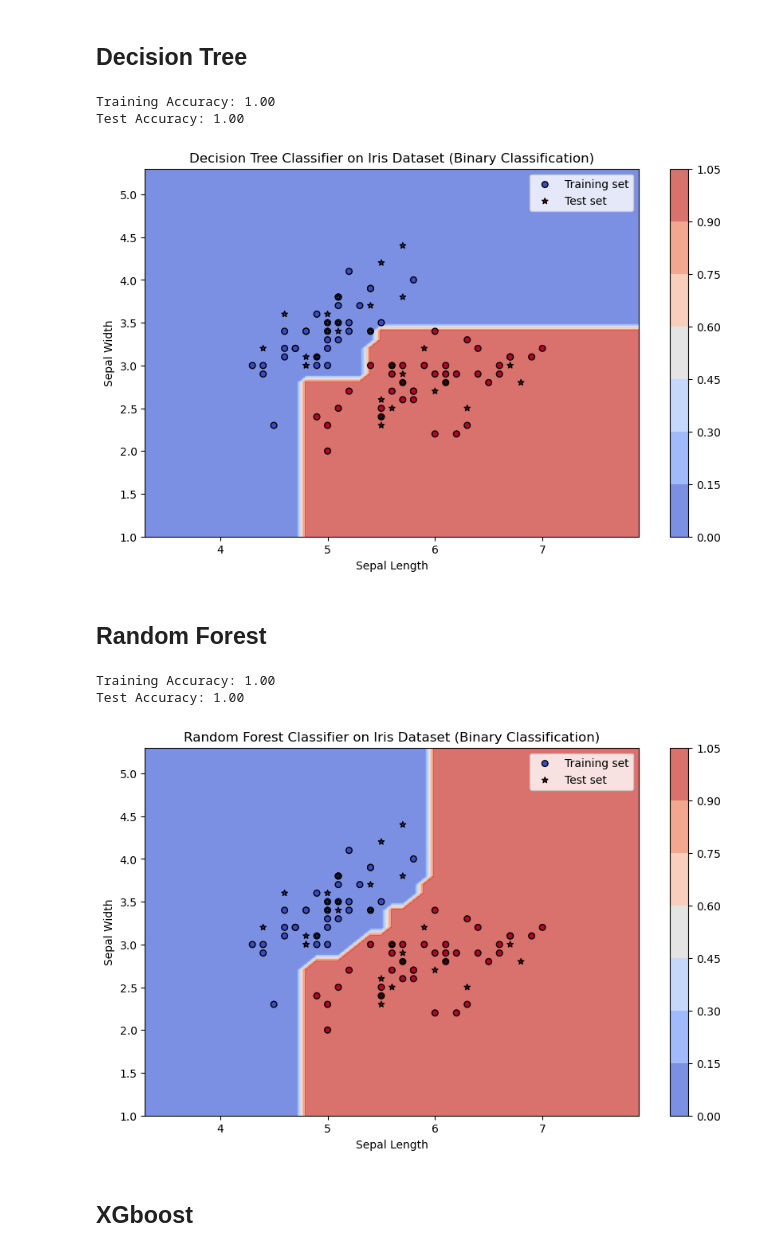
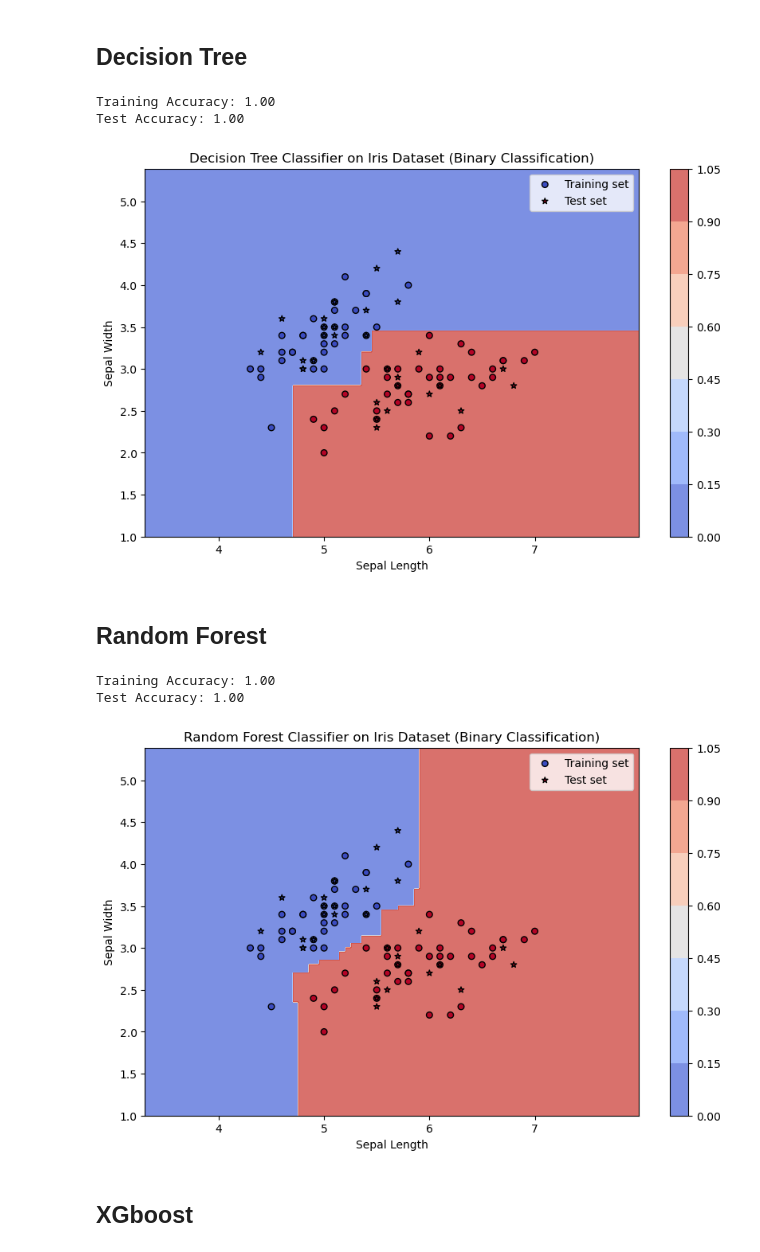
Before and after one commit to Physics-Lee/Compu-Physi-2024-Fall, a Jupyter notebook: TA_Session_3/Iris.ipynb, the cells around one changed output. Saved outputs shown, nothing was run; the diff lists cells and outputs as text; code cells hidden in the pictures.

```diff
--- a/TA_Session_3/Iris.ipynb
+++ b/TA_Session_3/Iris.ipynb
@@ -243,35 +243,35 @@ print(f"Training Accuracy: {train_accuracy:.2f}")
 print(f"Test Accuracy: {test_accuracy:.2f}")
 
 # Plotting the classification result
 plt.figure(figsize=(10, 6))
 
 # Create a meshgrid for plotting decision boundaries
 x_min, x_max = X[:, 0].min() - 1, X[:, 0].max() + 1
 y_min, y_max = X[:, 1].min() - 1, X[:, 1].max() + 1
-xx, yy = np.meshgrid(np.arange(x_min, x_max, 0.1), np.arange(y_min, y_max, 0.1))
+xx, yy = np.meshgrid(np.arange(x_min, x_max, 0.01), np.arange(y_min, y_max, 0.01))
 
 # Predict class for each point in the meshgrid
 Z = model.predict(np.c_[xx.ravel(), yy.ravel()])
 Z = Z.reshape(xx.shape)
 
 # Plot decision boundary
 plt.contourf(xx, yy, Z, alpha=0.75, cmap='coolwarm')
 plt.colorbar()
 
 # Plot the training and test points
 plt.scatter(X_train[:, 0], X_train[:, 1], c=y_train, s=30, edgecolors='k', cmap='coolwarm', label="Training set")
 plt.scatter(X_test[:, 0], X_test[:, 1], c=y_test, s=30, edgecolors='k', cmap='coolwarm', marker='*', label="Test set")
 
 plt.title('Decision Tree Classifier on Iris Dataset (Binary Classification)')
 plt.xlabel('Sepal Length')
 plt.ylabel('Sepal Width')
 plt.legend(loc='best')
 
 plt.show()
 # %% [output]
 Training Accuracy: 1.00
 Test Accuracy: 1.00
-[figure, old version]
+[figure, new version]
 # %% [markdown]
 ## Random Forest
 # %%
@@ -314,7 +314,7 @@ plt.figure(figsize=(10, 6))
 # Create a meshgrid for plotting decision boundaries
 x_min, x_max = X[:, 0].min() - 1, X[:, 0].max() + 1
 y_min, y_max = X[:, 1].min() - 1, X[:, 1].max() + 1
-xx, yy = np.meshgrid(np.arange(x_min, x_max, 0.1), np.arange(y_min, y_max, 0.1))
+xx, yy = np.meshgrid(np.arange(x_min, x_max, 0.01), np.arange(y_min, y_max, 0.01))
 
 # Predict class for each point in the meshgrid
 Z = model.predict(np.c_[xx.ravel(), yy.ravel()])
@@ -337,7 +337,7 @@ plt.show()
 # %% [output]
 Training Accuracy: 1.00
 Test Accuracy: 1.00
-[figure, old version]
+[figure, new version]
 # %% [markdown]
 ## XGboost
 # %%
```
Also changed, not shown: parts of 1 cell of this notebook.
